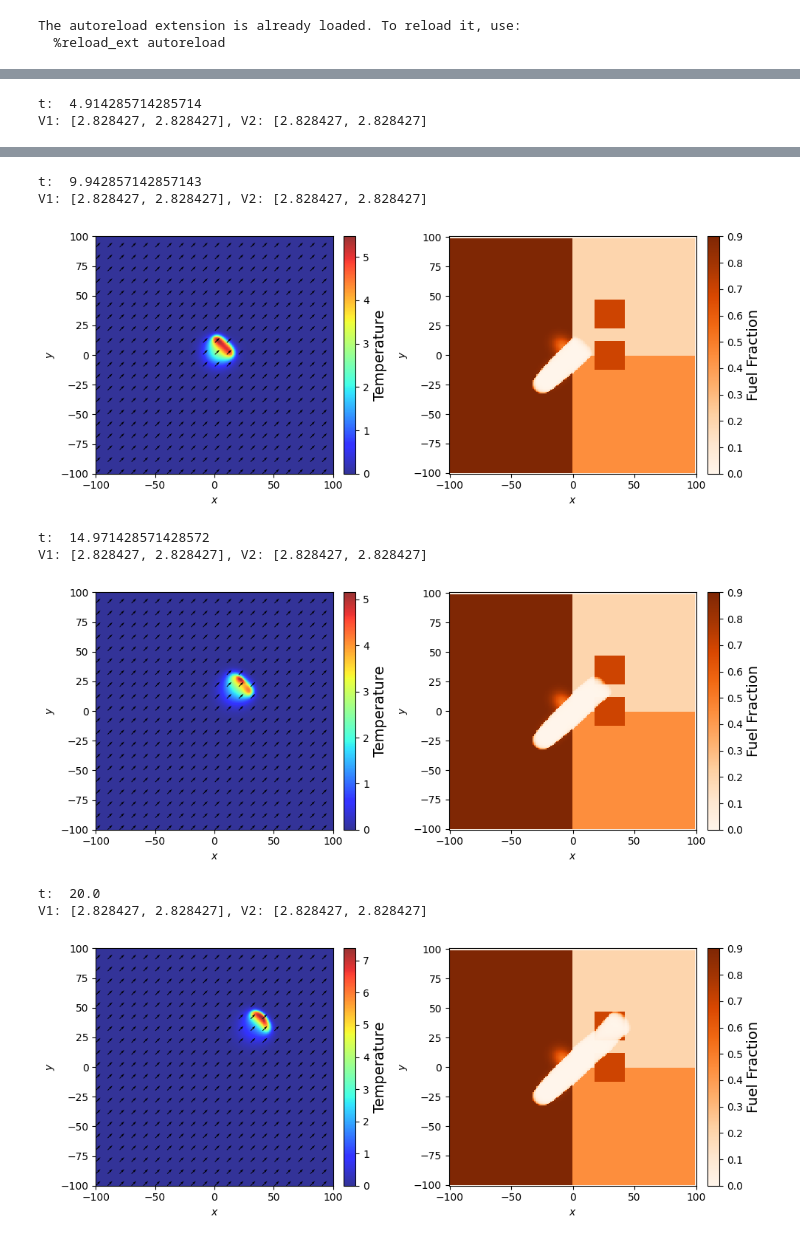
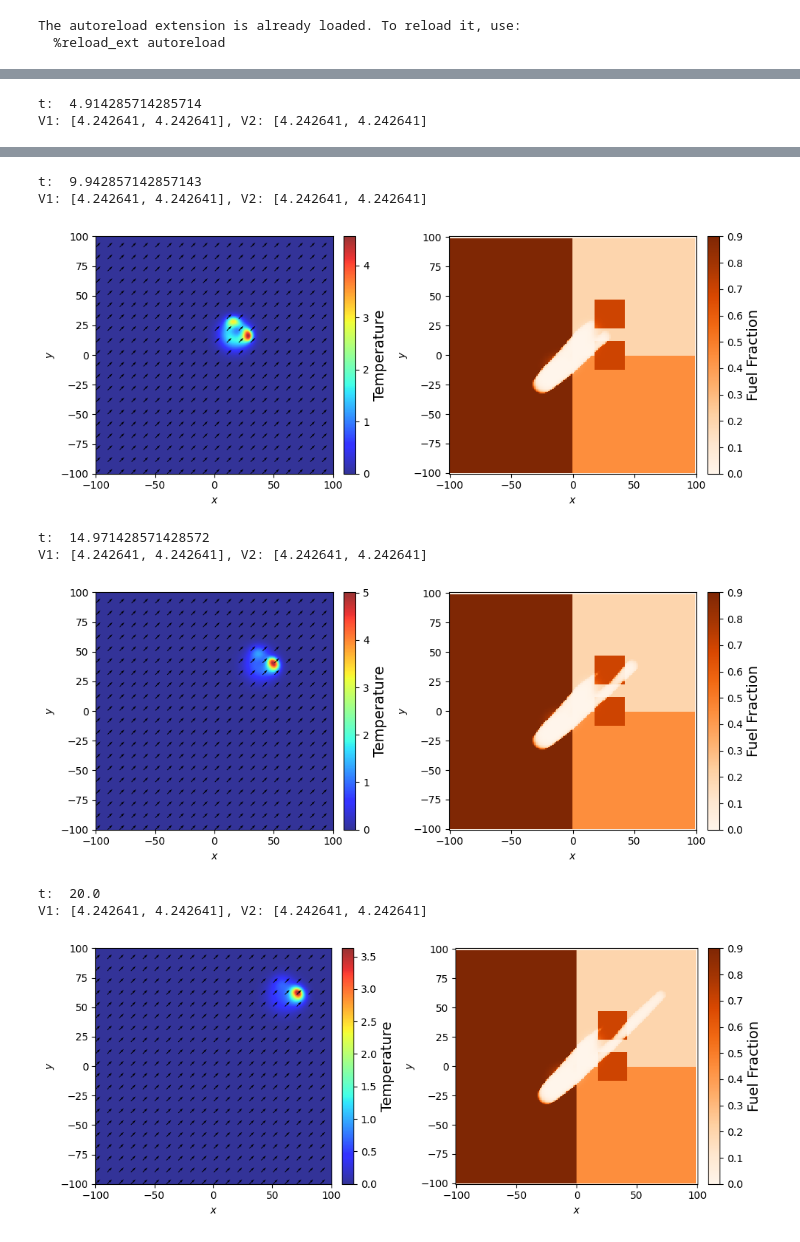
Before and after one commit to pkrish11/Wildfire-PDE-Constrained-Optimization, a Jupyter notebook: Optimization_testing2.ipynb, the cells around one changed output, grey strips where cells are left out. Cells and saved outputs as stored; diff of their text form; code cells hidden in the pictures.

```diff
--- a/Optimization_testing2.ipynb
+++ b/Optimization_testing2.ipynb
@@ -45,7 +43,7 @@ Nt = 175
 last = False
 
 # Wind effect
-gamma = 4
+gamma = 6
 w1 = lambda x, y, t: gamma * np.cos(np.pi/4 + x * 0)
 w2 = lambda x, y, t: gamma * np.sin(np.pi/4 + x * 0)
 V = lambda x, y, t: (w1(x, y, t), w2(x, y, t))
@@ -266,10 +294,10 @@ print(iteration_history[-1])
 # %%
-# z0 = res.x
+z0 = res.x
 #z0 = iteration_history[-1]["z"]
 normalization_ranges = np.array([[x_min, x_max], [y_min, y_max], [0, 2*np.pi], [0, 10], [x_min, x_max], [y_min, y_max], [0, 2*np.pi], [0, 10]])
-#opt_obj1 = optimizer_object(physical_parameters, control_params, Nx, Ny, Nt, u0, b0_test, V, weights, normalization_ranges)
-#x0 = opt_obj1.denormalize(z0)
-x0 = np.asarray([-20, -20, (1/4)*np.pi, 0, 0,0, (3/4)*np.pi, 3]) # initial guess
+opt_obj1 = optimizer_object(physical_parameters, control_params, Nx, Ny, Nt, u0, b0_test, V, weights, normalization_ranges)
+x0 = opt_obj1.denormalize(z0)
+# x0 = np.asarray([-20, -20, (1/4)*np.pi, 0, 0,0, (3/4)*np.pi, 3]) # initial guess
 control_params['control_vars'] = x0
 
 # test with constant wind
@@ -282,7 +310,7 @@ t1 = time.time()
 t, X, Y, U, B = opt_obj.forward_eval(x0 , full_out=True)
 t2 = time.time()
 print(f"Time taken for forward evaluation (s): {t2-t1}")
-# print(f"Objective function value is {opt_obj.objective_function(z0)}")
+print(f"Objective function value is {opt_obj.objective_function(z0)}")
 Ns = np.linspace(0, Nt, 5, dtype=int)
 for n in Ns:
     plots.UBs(n, t, X, Y, U, B, V, control_params, forward=True)
@@ -295,3 +324,3 @@ V1: [2.828427, 2.828427], V2: [2.828427, 2.828427]
 [figure]
 t:  4.914285714285714
-V1: [2.828427, 2.828427], V2: [2.828427, 2.828427]
+V1: [4.242641, 4.242641], V2: [4.242641, 4.242641]
@@ -299,12 +328,12 @@ V1: [2.828427, 2.828427], V2: [2.828427, 2.828427]
 t:  9.942857142857143
-V1: [2.828427, 2.828427], V2: [2.828427, 2.828427]
+V1: [4.242641, 4.242641], V2: [4.242641, 4.242641]
-[figure, old version]
+[figure, new version]
 t:  14.971428571428572
-V1: [2.828427, 2.828427], V2: [2.828427, 2.828427]
+V1: [4.242641, 4.242641], V2: [4.242641, 4.242641]
-[figure, old version]
+[figure, new version]
 t:  20.0
-V1: [2.828427, 2.828427], V2: [2.828427, 2.828427]
+V1: [4.242641, 4.242641], V2: [4.242641, 4.242641]
-[figure, old version]
+[figure, new version]
 # %%
 ## Experiment with backward solve and gradient compute.
 z0 = (x0 - normalization_ranges[:,0])/ (normalization_ranges[:,1] - normalization_ranges[:,0])
```
Also changed, not shown: parts of 6 cells of this notebook, 6 other files.
